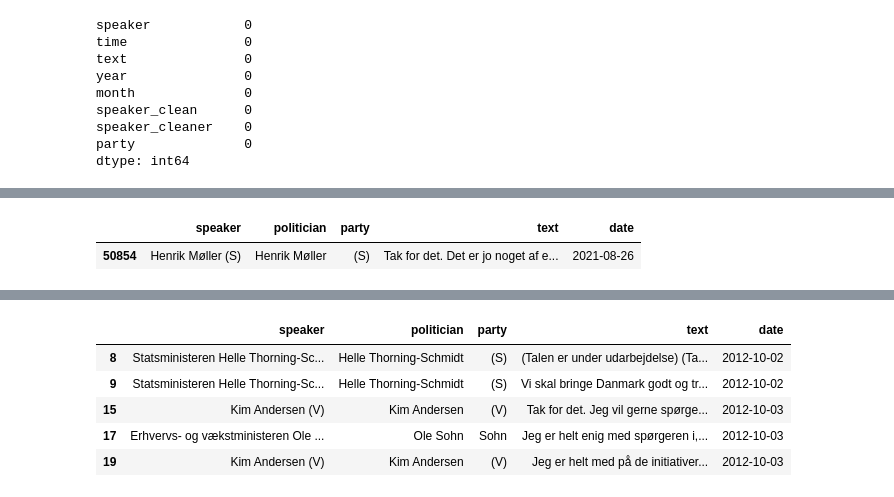
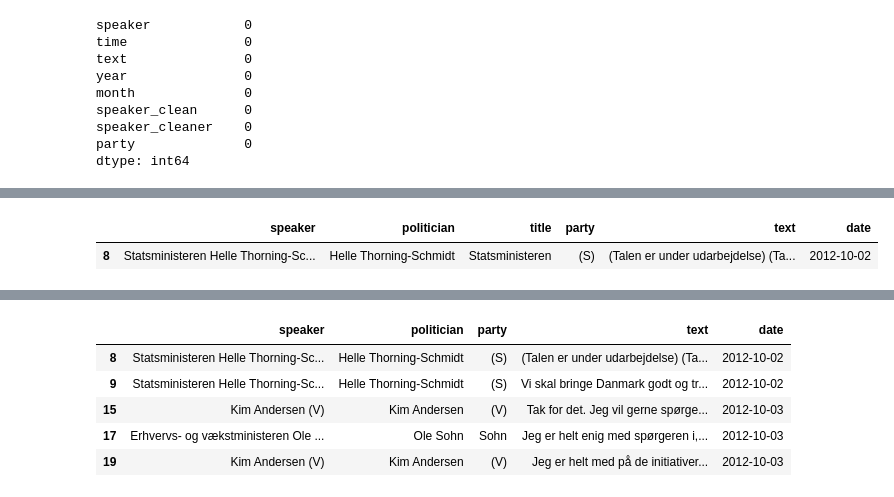
Before and after one commit to jonahank/Vote-Prediction-Model, a Jupyter notebook: data_collection/meetings/process_data.ipynb, the cells around one changed output, grey strips where cells are left out. Drawn from its saved outputs; the diff is of its cells as text; code cells hidden in the pictures.

```diff
--- a/data_collection/meetings/process_data.ipynb
+++ b/data_collection/meetings/process_data.ipynb
@@ -20,4 +18,0 @@ df.head(1)
-# %%
-df = df[df["year"]>2020]
-print(len(df))
-df.head(1)
@@ -28,4 +18,0 @@ df.head(1)
-# %%
-df = df[(df["year"]>2021) | (df["month"]>=7)]
-print(len(df))
-df.head(1)
@@ -173,0 +157,13 @@ print(len(df))
+# %%
+## Add title if present
+def add_title(row):
+    speaker_full = row["speaker"]
+    speaker_cleaner = row["speaker_clean"]
+    if speaker_full.strip() == speaker_cleaner.strip():
+        return "Member"
+    else:
+        title = speaker_full[0:(len(speaker_full)-len(speaker_cleaner))]
+        return title.strip()
+# %%
+df["title"] = df.apply(lambda row: add_title(row[["speaker", "speaker_clean"]]),axis=1) ## Running time: 1m 50s
+df.sample(5)
@@ -174,10 +177,10 @@ print(len(df))
 # %%
 df_clean = df
-df_clean = df_clean[["speaker","speaker_cleaner", "party", "text", "date"]].rename(columns={"speaker_cleaner":"politician"})
+df_clean = df_clean[["speaker","speaker_cleaner", "title", "party", "text", "date"]].rename(columns={"speaker_cleaner":"politician"})
 df_clean.head(1)
 # %% [output]
-|  | speaker | politician | party | text | date |
-| 50854 | Henrik Møller (S) | Henrik Møller | (S) | Tak for det. Det er jo noget af e... | 2021-08-26 |
+|  | speaker | politician | title | party | text | date |
+| 8 | Statsministeren Helle Thorning-Sc... | Helle Thorning-Schmidt | Statsministeren | (S) | (Talen er under udarbejdelse) (Ta... | 2012-10-02 |
 # %%
 df_clean.sort_values(by="date", ascending=False).head(5)
 # %% [output]
```
Also changed, not shown: parts of 29 cells of this notebook.
